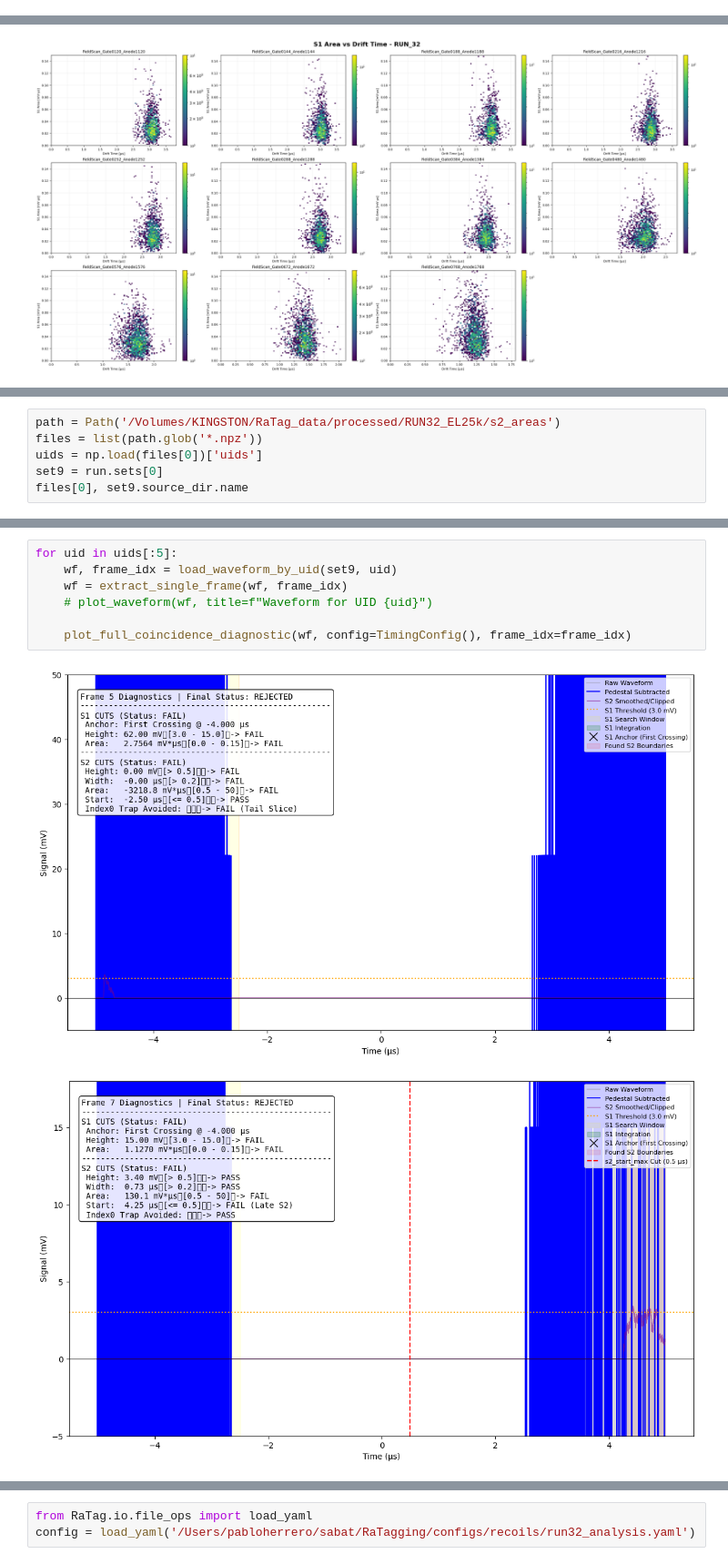
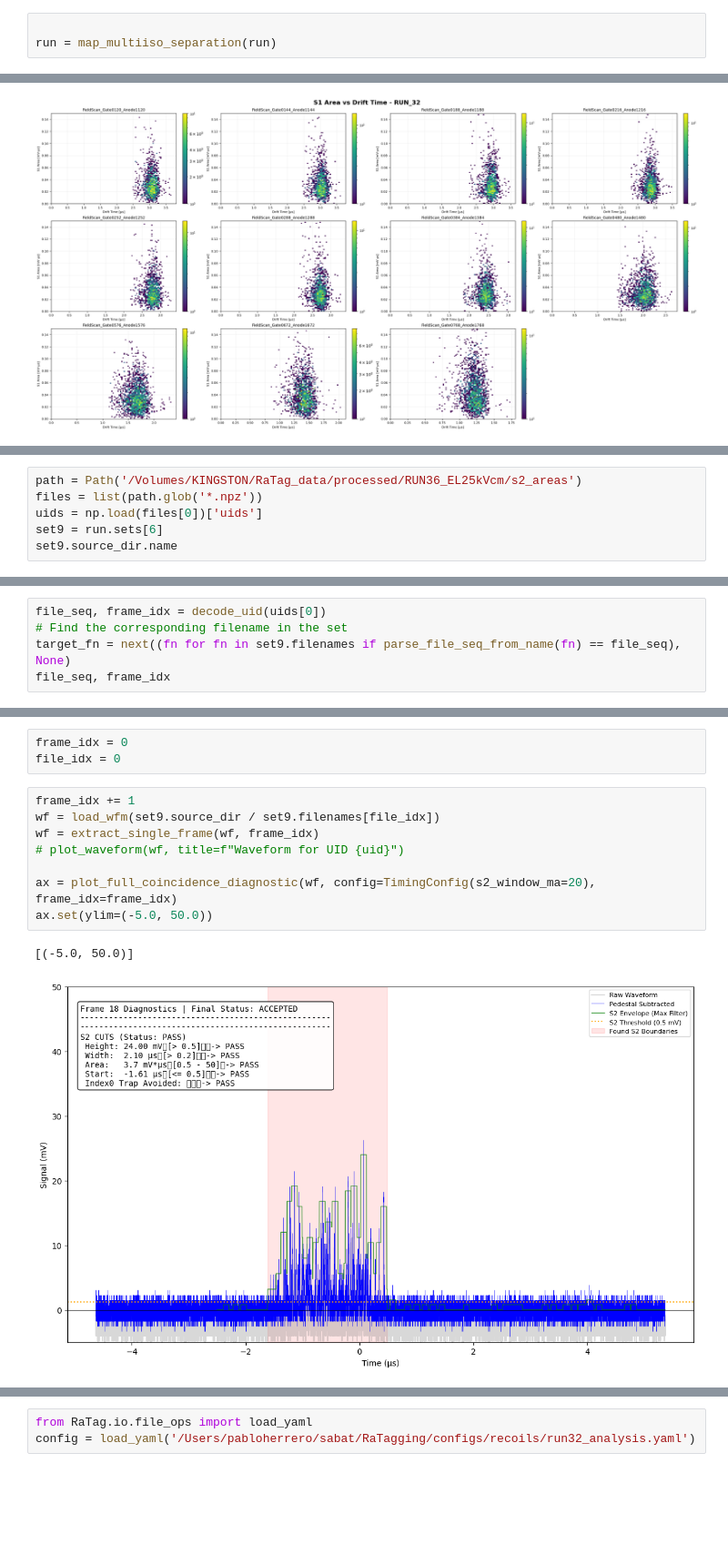
Before and after one commit to proscrite/RaTag, a Jupyter notebook: notebooks/THGEM_dev.ipynb, the cells around one changed output, grey strips where cells are left out. Shown at 91% size. Saved outputs shown, nothing was run; the diff lists cells and outputs as text; blank space fills up the shorter version.

```diff
--- a/notebooks/THGEM_dev.ipynb
+++ b/notebooks/THGEM_dev.ipynb
@@ -509,0 +538,3 @@ FITTING S2 AREA DISTRIBUTIONS: RUN_32
+# %%
+
+run = map_multiiso_separation(run)
@@ -673,7 +794,7 @@ from RaTag.io.file_ops import load_s1areas, load_npz_arrays, load_waveform_by_ui
 # %%
-path = Path('/Volumes/KINGSTON/RaTag_data/processed/RUN32_EL25k/s2_areas')
+path = Path('/Volumes/KINGSTON/RaTag_data/processed/RUN36_EL25kVcm/s2_areas')
 files = list(path.glob('*.npz'))
 uids = np.load(files[0])['uids']
-set9 = run.sets[0]
-files[0], set9.source_dir.name
+set9 = run.sets[6]
+set9.source_dir.name
 # %% [output]
@@ -687,0 +837,5 @@ timing_data
+# %%
+file_seq, frame_idx = decode_uid(uids[0])
+# Find the corresponding filename in the set
+target_fn = next((fn for fn in set9.filenames if parse_file_seq_from_name(fn) == file_seq), None)
+file_seq, frame_idx
@@ -688,10 +972,14 @@ timing_data
+# %%
+frame_idx = 0
+file_idx = 0
 # %%
-for uid in uids[:5]:
-    wf, frame_idx = load_waveform_by_uid(set9, uid)
-    wf = extract_single_frame(wf, frame_idx)
-    # plot_waveform(wf, title=f"Waveform for UID {uid}")
+frame_idx += 1
+wf = load_wfm(set9.source_dir / set9.filenames[file_idx])
+wf = extract_single_frame(wf, frame_idx)
+# plot_waveform(wf, title=f"Waveform for UID {uid}")
 
-    plot_full_coincidence_diagnostic(wf, config=TimingConfig(), frame_idx=frame_idx)
+ax = plot_full_coincidence_diagnostic(wf, config=TimingConfig(s2_window_ma=20), frame_idx=frame_idx)
+ax.set(ylim=(-5.0, 50.0))
 # %% [output]
+[(-5.0, 50.0)]
-[figure, old version]
+[figure, new version]
-[figure, removed]
```
Also changed, not shown: parts of 56 cells of this notebook.
